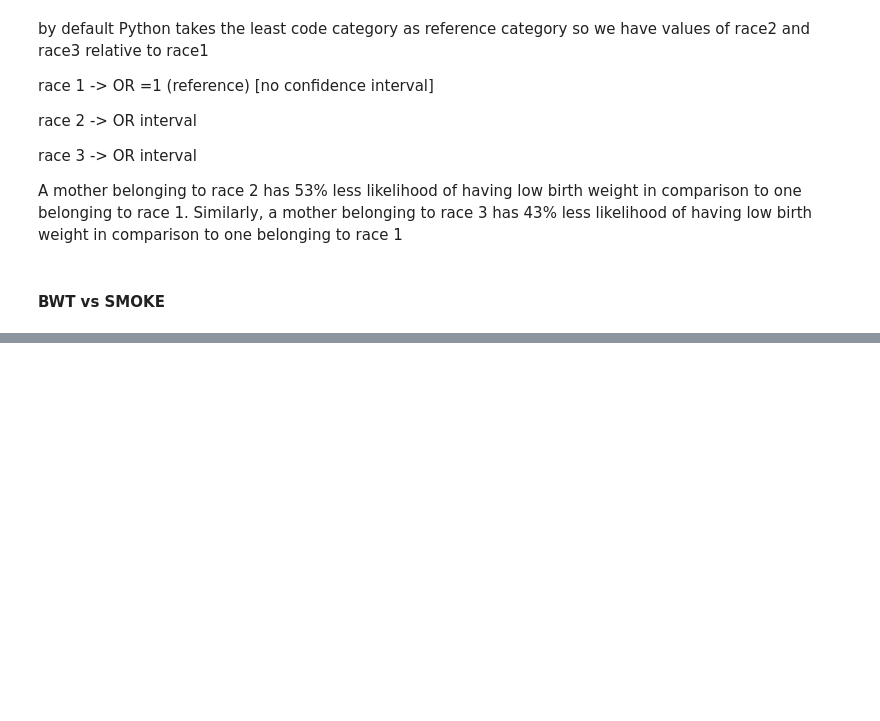
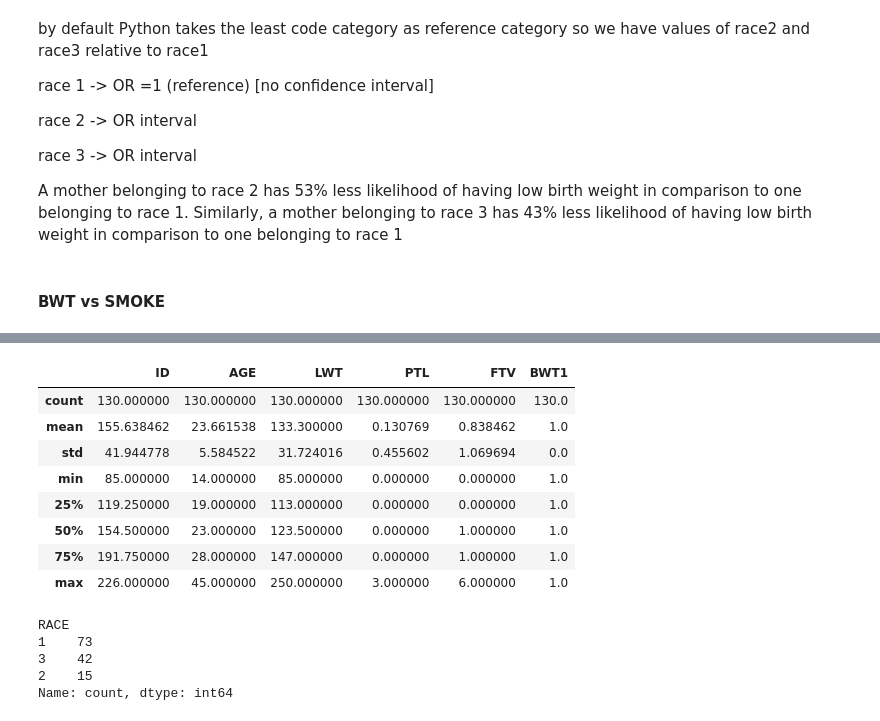
Before and after one commit to shreevaths1/statistical-tests, a Jupyter notebook: logistic-regression/binary-logisitic.ipynb, the cells around one changed output, grey strips where cells are left out. Cells and saved outputs as stored; diff of their text form; code cells hidden in the pictures; blank space fills up the shorter version.

```diff
--- a/logistic-regression/binary-logisitic.ipynb
+++ b/logistic-regression/binary-logisitic.ipynb
@@ -281,0 +476,20 @@ SMOKE[T.1]  -0.7041    0.3196  -2.2026  0.0276  -1.3305  -0.0776
+# %%
+s2.describe()
+# %% [output]
+|  | ID | AGE | LWT | PTL | FTV | BWT1 |
+| count | 130.000000 | 130.000000 | 130.000000 | 130.000000 | 130.000000 | 130.0 |
+| mean | 155.638462 | 23.661538 | 133.300000 | 0.130769 | 0.838462 | 1.0 |
+| std | 41.944778 | 5.584522 | 31.724016 | 0.455602 | 1.069694 | 0.0 |
+| min | 85.000000 | 14.000000 | 85.000000 | 0.000000 | 0.000000 | 1.0 |
+| 25% | 119.250000 | 19.000000 | 113.000000 | 0.000000 | 0.000000 | 1.0 |
+| 50% | 154.500000 | 23.000000 | 123.500000 | 0.000000 | 1.000000 | 1.0 |
+| 75% | 191.750000 | 28.000000 | 147.000000 | 0.000000 | 1.000000 | 1.0 |
+| max | 226.000000 | 45.000000 | 250.000000 | 3.000000 | 6.000000 | 1.0 |
+# %%
+print(s2.RACE.value_counts())
+# %% [output]
+RACE
+1    73
+3    42
+2    15
+Name: count, dtype: int64
```
Also changed, not shown: parts of 27 cells of this notebook.
